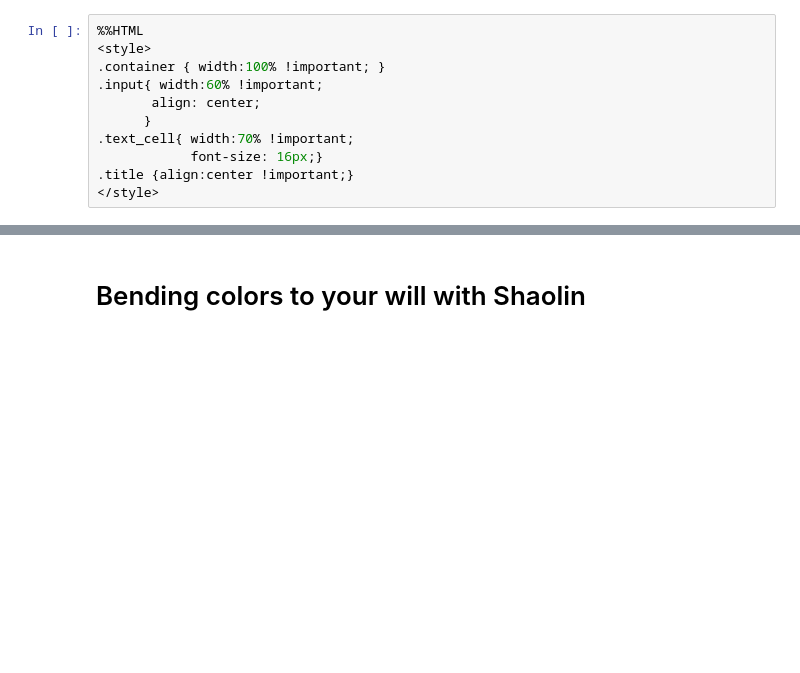
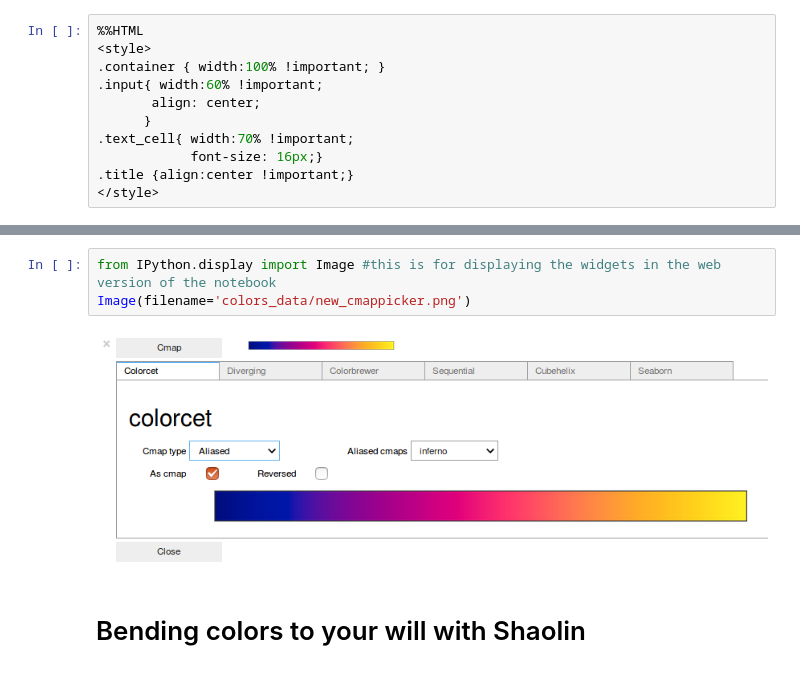
Before and after one commit to HCsoft-RD/shaolin, a Jupyter notebook: examples/Shaolin Colors.ipynb, the cells around one changed output, grey strips where cells are left out. Cells and saved outputs as stored; diff of their text form; blank space fills up the shorter version.

```diff
--- a/examples/Shaolin Colors.ipynb
+++ b/examples/Shaolin Colors.ipynb
@@ -16,3 +20,8 @@ sys.path.append(path)
+# %%
+from IPython.display import Image #this is for displaying the widgets in the web version of the notebook
+Image(filename='colors_data/new_cmappicker.png')
+# %% [output]
+[figure, added]
 # %% [markdown]
 # Bending colors to your will with Shaolin
 # %% [markdown]
```
Also changed, not shown: parts of 3 cells of this notebook.
